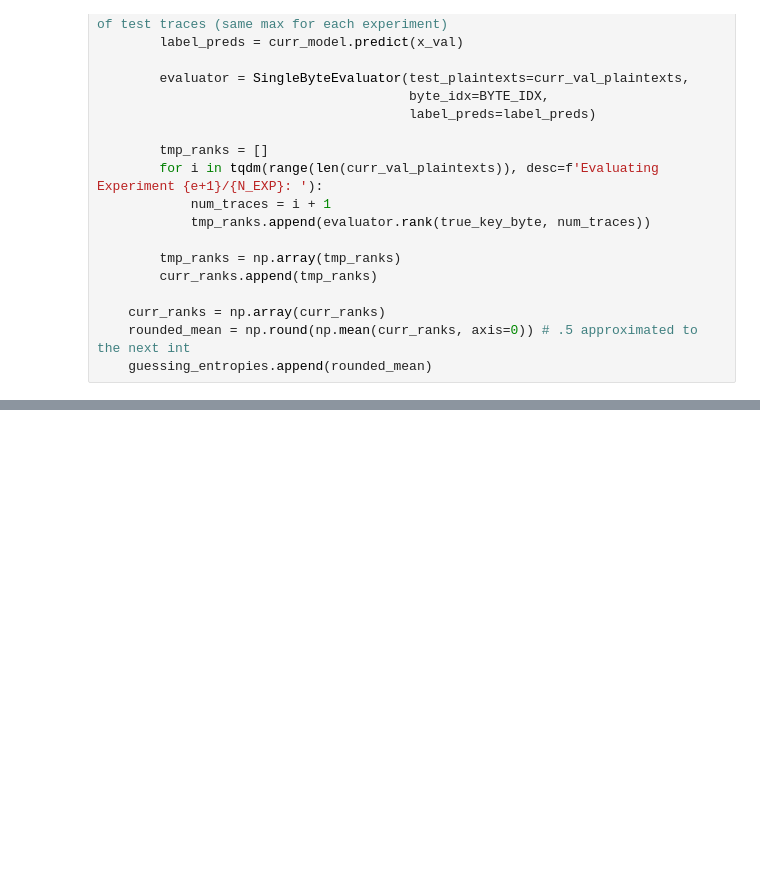
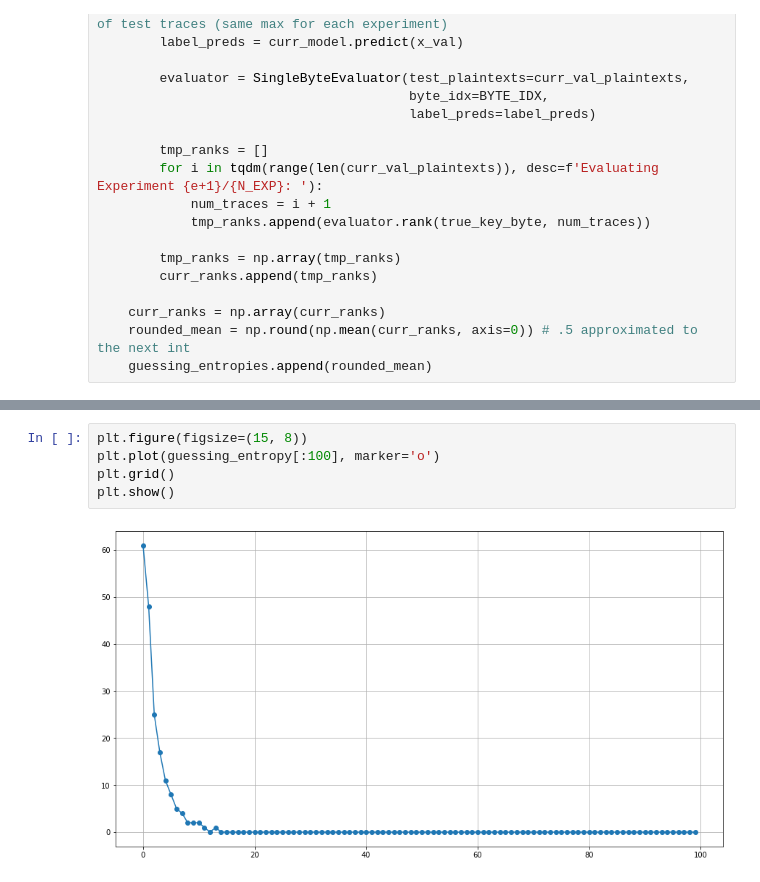
Before and after one commit to luca-castellazzi/EfficientTraining_DLSCA, a Jupyter notebook: notebooks/kfold_crossval.ipynb, the cells around one changed output, grey strips where cells are left out. Drawn from its saved outputs; the diff is of its cells as text; blank space fills up the shorter version.

```diff
--- a/notebooks/kfold_crossval.ipynb
+++ b/notebooks/kfold_crossval.ipynb
@@ -247,0 +258,7 @@ plt.show()
+# %%
+plt.figure(figsize=(15, 8))
+plt.plot(guessing_entropy[:100], marker='o')
+plt.grid()
+plt.show()
+# %% [output]
+[figure, added]
```
Also changed, not shown: parts of 5 cells of this notebook, 2 other files.
